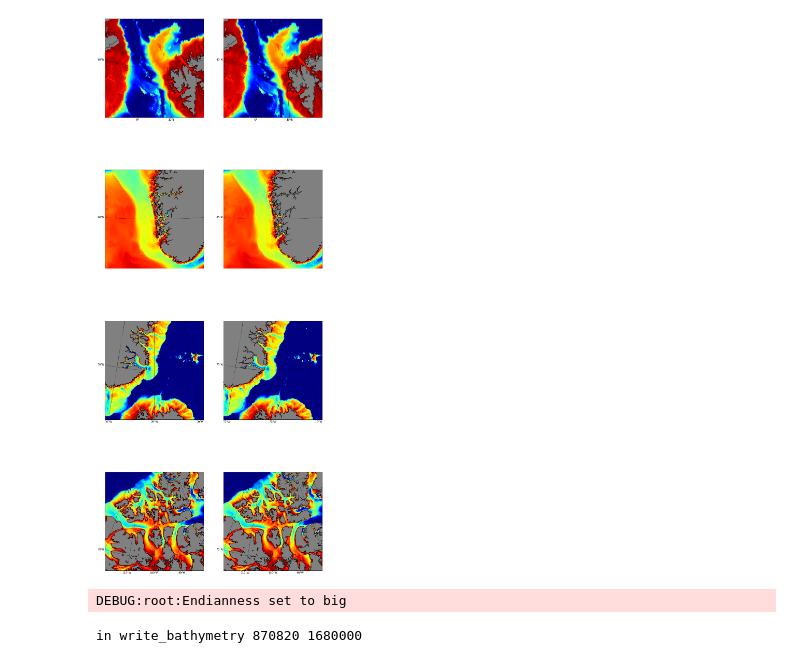
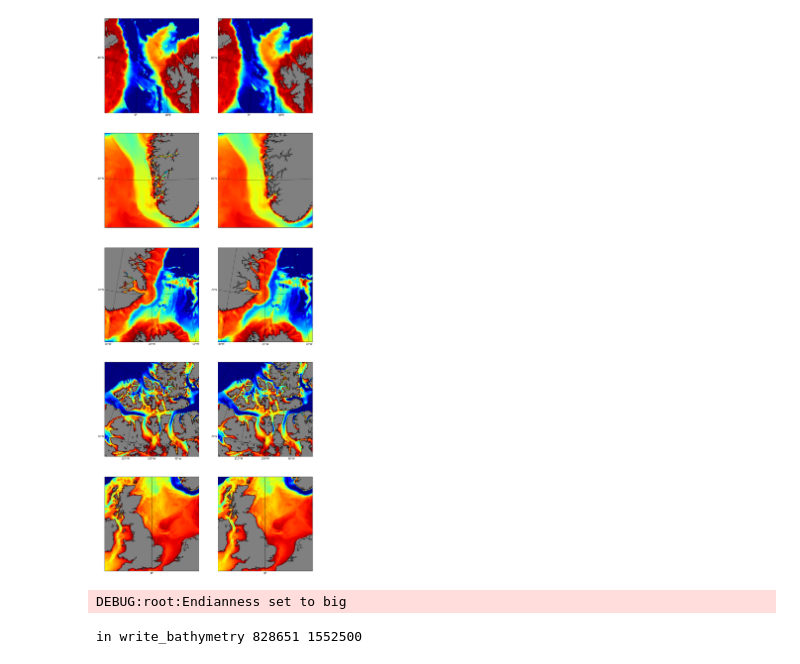
Before and after one commit to MostafaBakhoda/modeltools, a Jupyter notebook: grid+bathytest.ipynb, the cells around one changed output. Cells and saved outputs as stored; diff of their text form; code cells hidden in the pictures.

```diff
--- a/grid+bathytest.ipynb
+++ b/grid+bathytest.ipynb
@@ -8,8 +8,8 @@ import matplotlib.pyplot
 import modeltools.bathy
 import modeltools.hycom.io
 import numpy
-grid1=modeltools.grid.Proj4Grid("+proj=stere +lon_0=-32 +lat_0=90 +lat_ts=80 +ellps=sphere",
-                              -68,44,5500,5500,1200,1400)
+grid1=modeltools.grid.Proj4Grid("+proj=stere  +lon_0=-45 +lat_0=90 +lat_ts=80 +ellps=sphere",
+                              -89.5,45.5,5500,5500,1350,1150)
 figure=grid1.plotgrid(1.5)
 matplotlib.pyplot.show()
 
@@ -99,6 +99,9 @@ DEBUG:root:Filtering width half-width = 3 grid cells
 # %%
+w3=numpy.copy(w2)
+w3=modeltools.bathy.shapiro_filter(w3)
+
 print "PAss 1"
-w3=modeltools.bathy.remove_one_neighbour_cells(w2)
+w3=modeltools.bathy.remove_one_neighbour_cells(w3)
 w3=modeltools.bathy.remove_isolated_basins(lon,lat,w3,[0,36],[60,75])
 w3=modeltools.bathy.remove_islets(w3)
 
@@ -134,62 +137,73 @@ def plot_sidebyside(lon,lat,w2,w3) :
 
     figure = matplotlib.pyplot.figure(figsize=(15,40))
 
-    ax=figure.add_subplot(421)
+    ax=figure.add_subplot(521)
     m = Basemap(width=750000,height=750000,
                 resolution='i',projection='stere',\
                 lat_ts=80,lat_0=80,lon_0=5.)
     P=plot_map(ax,m,lon,lat,w2)
     P.set_clim(-3000,0)
 
-    ax=figure.add_subplot(422)
+    ax=figure.add_subplot(522)
     P=plot_map(ax,m,lon,lat,w3)
     P.set_clim(-3000,0)
 
 
-    ax=figure.add_subplot(423)
+    ax=figure.add_subplot(523)
     m = Basemap(width=500000,height=500000,
                 resolution='i',projection='stere',\
                 lat_ts=60,lat_0=60,lon_0=5.)
     P=plot_map(ax,m,lon,lat,w2)
     P.set_clim(-750,0)
 
-    ax=figure.add_subplot(424)
+    ax=figure.add_subplot(524)
     P=plot_map(ax,m,lon,lat,w3)
     P.set_clim(-750,0)
 
 
-    ax=figure.add_subplot(425)
+    ax=figure.add_subplot(525)
     m = Basemap(width=1000000,height=1000000,
                 resolution='i',projection='stere',\
                 lat_ts=70,lat_0=70,lon_0=-20)
     P=plot_map(ax,m,lon,lat,w2)
-    P.set_clim(-750,0)
+    P.set_clim(-2000,0)
 
-    ax=figure.add_subplot(426)
+    ax=figure.add_subplot(526)
     P=plot_map(ax,m,lon,lat,w3)
-    P.set_clim(-750,0)
+    P.set_clim(-2000,0)
 
 
-    ax=figure.add_subplot(427)
+    ax=figure.add_subplot(527)
     m = Basemap(width=1500000,height=1500000,
                 resolution='i',projection='stere',\
                 lat_ts=75,lat_0=75,lon_0=-100)
     P=plot_map(ax,m,lon,lat,w2)
-    P.set_clim(-750,0)
+    P.set_clim(-500,0)
 
-    ax=figure.add_subplot(428)
+    ax=figure.add_subplot(528)
     P=plot_map(ax,m,lon,lat,w3)
-    P.set_clim(-750,0)
+    P.set_clim(-500,0)
+
+    ax=figure.add_subplot(529)
+    m = Basemap(width=1000000,height=1000000,
+                resolution='i',projection='stere',\
+                lat_ts=55,lat_0=55,lon_0=0)
+    P=plot_map(ax,m,lon,lat,w2)
+    P.set_clim(-300,0)
+
+    ax=figure.add_subplot(5,2,10)
+    P=plot_map(ax,m,lon,lat,w3)
+    P.set_clim(-300,0)
 
     matplotlib.pyplot.show()
 
 
 plot_sidebyside(lon,lat,w2,w3)
 # %% [output]
-[figure, old version]
+[figure, new version]
 # %%
-modeltools.hycom.io.write_bathymetry("TTT",1,-w3,-modeltools.bathy.default_threshold)
+modeltools.hycom.io.write_bathymetry("TP5a0.05",1,-w3,-modeltools.bathy.default_threshold)
 # %% [output]
 DEBUG:root:Endianness set to big
-in write_bathymetry 870820 1680000
+in write_bathymetry 828651 1552500
 # %%
```
Also changed, not shown: parts of 4 cells of this notebook, 1 other file.
